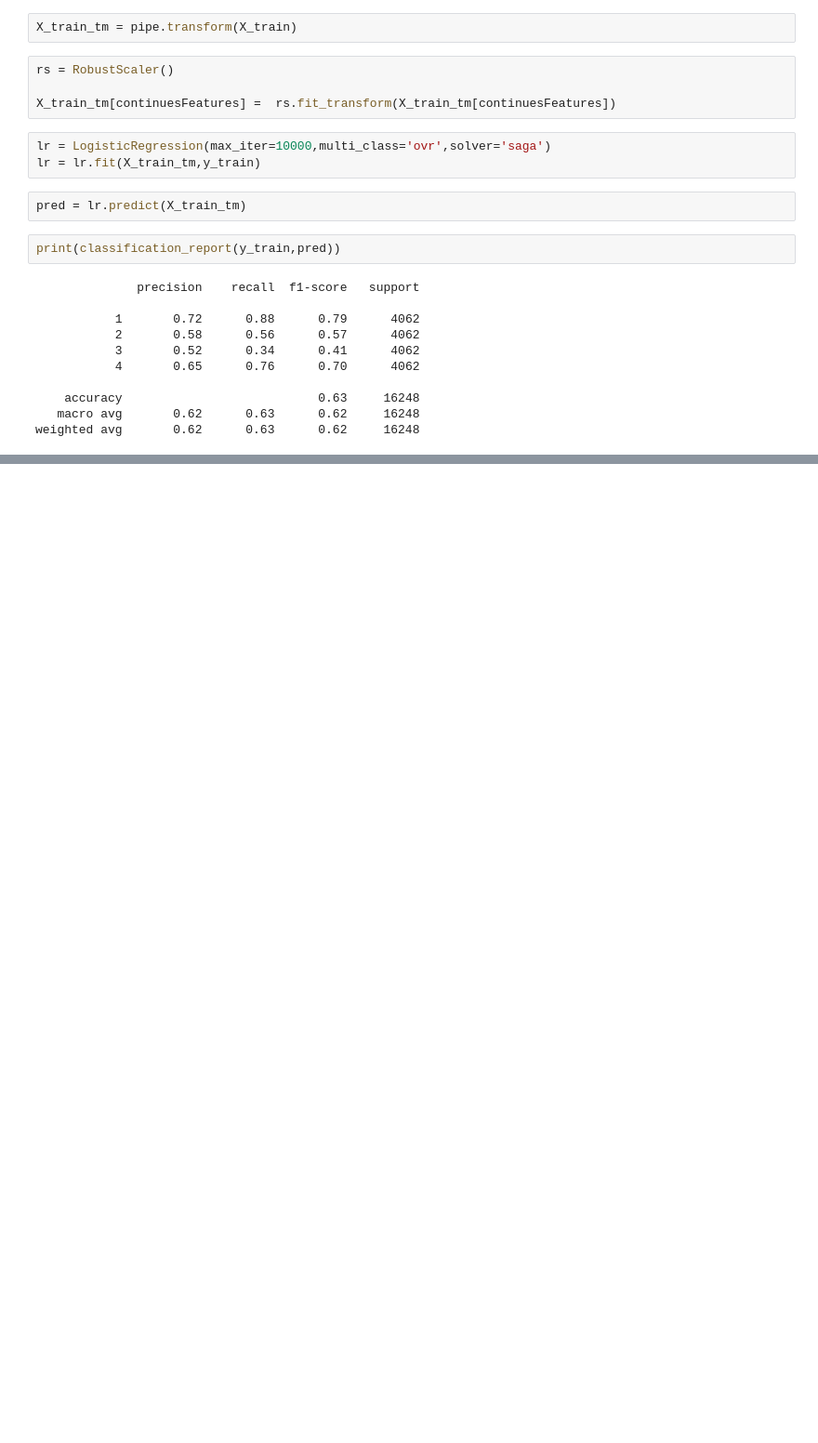
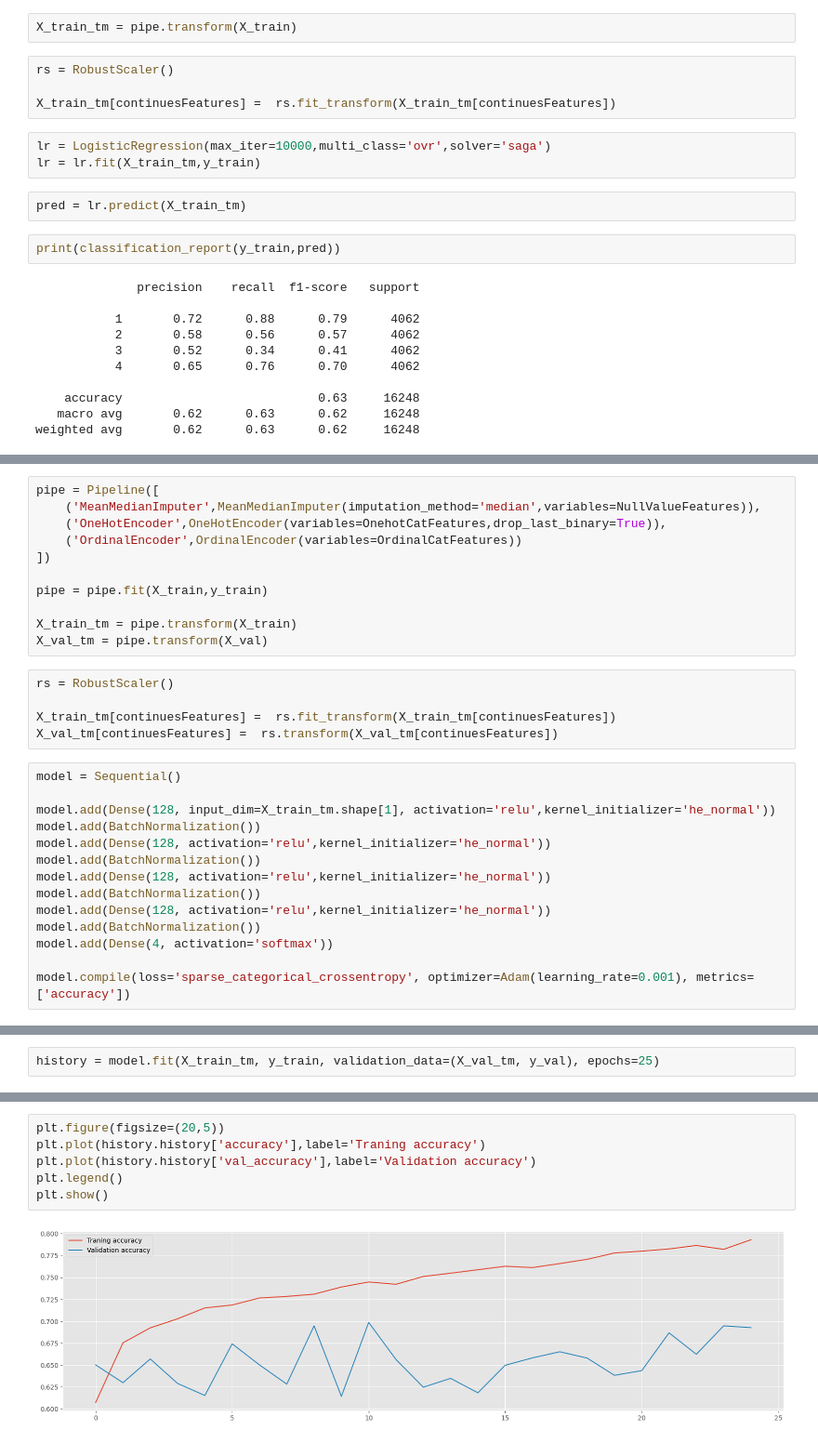
Before and after one commit to SarkarPriyanshu/DefaultedCustomerPerdiction, a Jupyter notebook: Churn_Customer_Analysis.ipynb, the cells around one changed output, grey strips where cells are left out. Shown at 93% size. Drawn from its saved outputs; the diff is of its cells as text; blank space fills up the shorter version.

```diff
--- a/Churn_Customer_Analysis.ipynb
+++ b/Churn_Customer_Analysis.ipynb
@@ -920,0 +934,30 @@ weighted avg       0.62      0.63      0.62      4874
+# %%
+pipe = Pipeline([
+    ('MeanMedianImputer',MeanMedianImputer(imputation_method='median',variables=NullValueFeatures)),
+    ('OneHotEncoder',OneHotEncoder(variables=OnehotCatFeatures,drop_last_binary=True)),
+    ('OrdinalEncoder',OrdinalEncoder(variables=OrdinalCatFeatures))
+])
+
+pipe = pipe.fit(X_train,y_train)
+
+X_train_tm = pipe.transform(X_train)
+X_val_tm = pipe.transform(X_val)
+# %%
+rs = RobustScaler()
+
+X_train_tm[continuesFeatures] =  rs.fit_transform(X_train_tm[continuesFeatures])
+X_val_tm[continuesFeatures] =  rs.transform(X_val_tm[continuesFeatures])
+# %%
+model = Sequential()
+
+model.add(Dense(128, input_dim=X_train_tm.shape[1], activation='relu',kernel_initializer='he_normal'))
+model.add(BatchNormalization())
+model.add(Dense(128, activation='relu',kernel_initializer='he_normal'))
+model.add(BatchNormalization())
+model.add(Dense(128, activation='relu',kernel_initializer='he_normal'))
+model.add(BatchNormalization())
+model.add(Dense(128, activation='relu',kernel_initializer='he_normal'))
+model.add(BatchNormalization())
+model.add(Dense(4, activation='softmax'))
+
+model.compile(loss='sparse_categorical_crossentropy', optimizer=Adam(learning_rate=0.001), metrics=['accuracy'])
@@ -920,0 +989,2 @@ weighted avg       0.62      0.63      0.62      4874
+# %%
+history = model.fit(X_train_tm, y_train, validation_data=(X_val_tm, y_val), epochs=25)
@@ -920,0 +1009,8 @@ weighted avg       0.62      0.63      0.62      4874
+# %%
+plt.figure(figsize=(20,5))
+plt.plot(history.history['accuracy'],label='Traning accuracy')
+plt.plot(history.history['val_accuracy'],label='Validation accuracy')
+plt.legend()
+plt.show()
+# %% [output]
+[figure, added]
```
Also changed, not shown: parts of 15 cells of this notebook.
